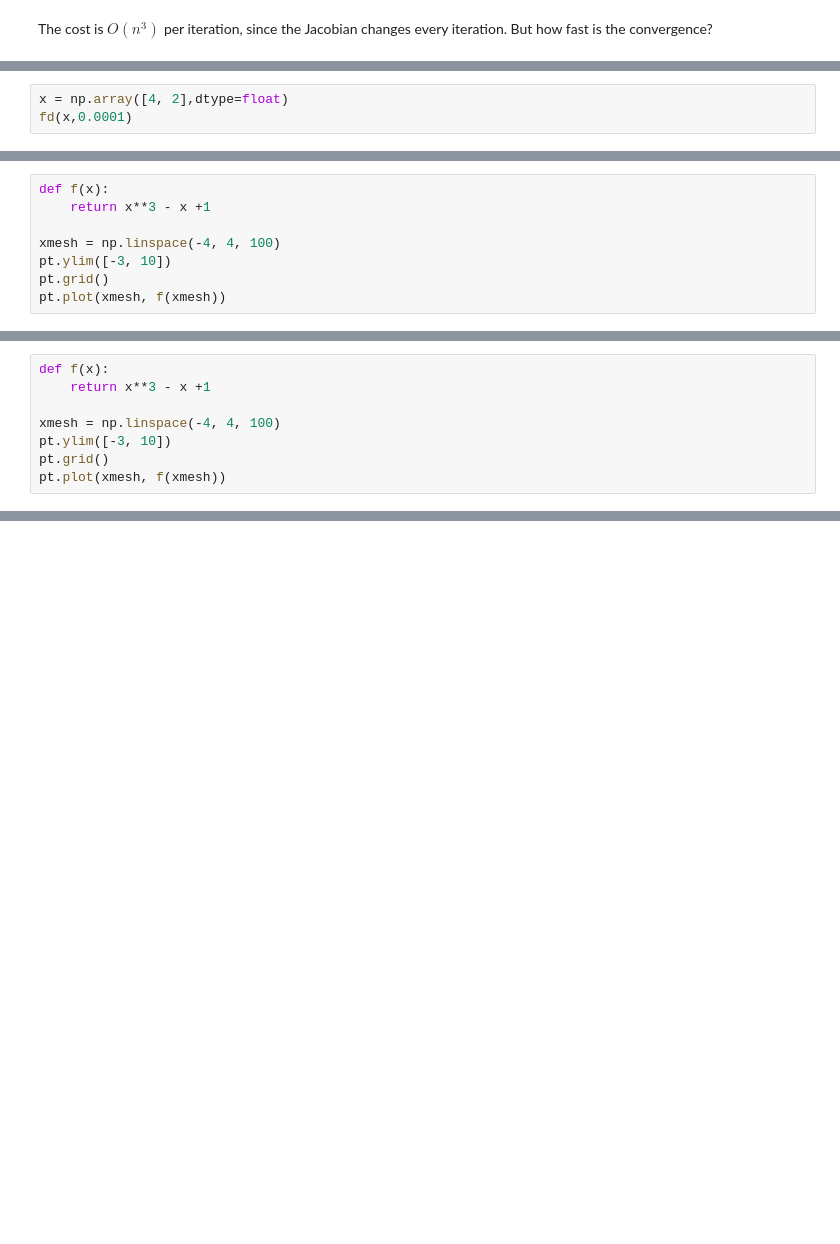
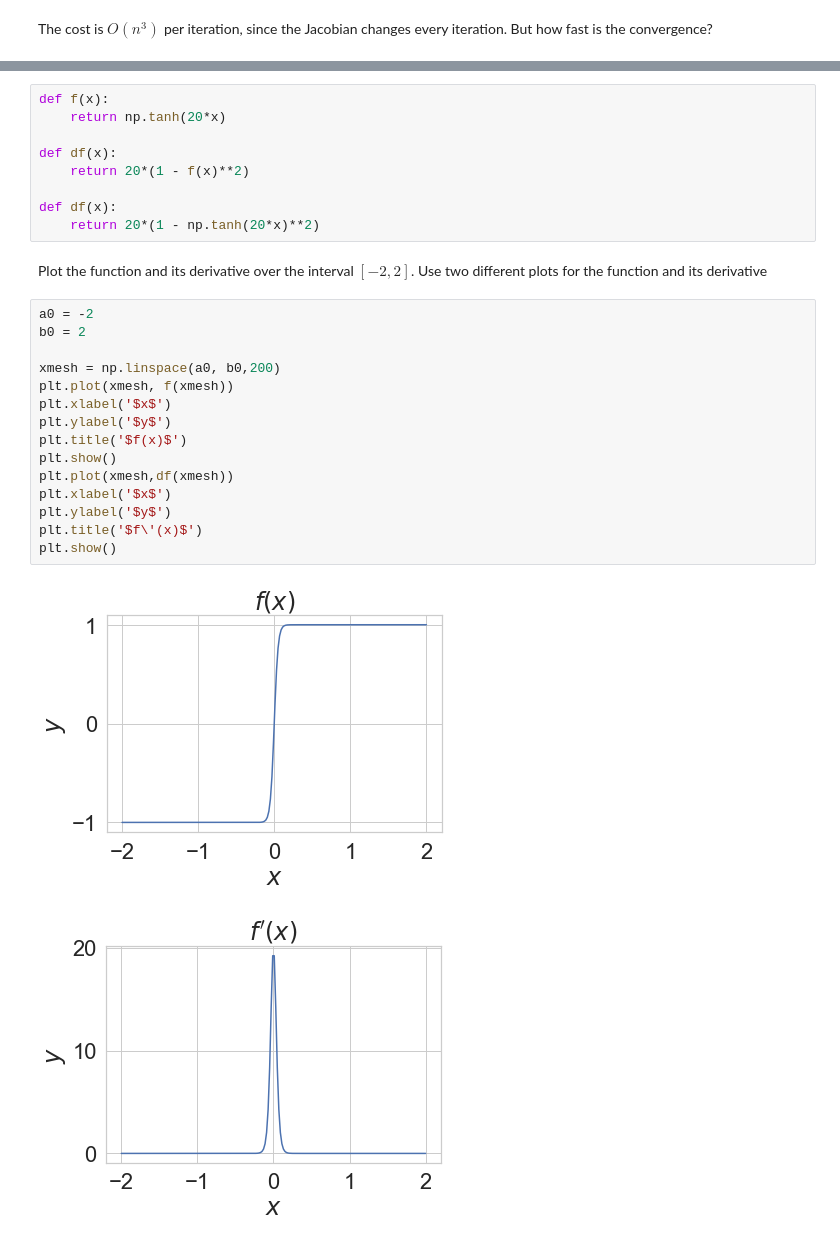
Before and after one commit to gachet/demos-cs357, a Jupyter notebook: 14-nonlinear.ipynb, the cells around one changed output, grey strips where cells are left out. Saved outputs shown, nothing was run; the diff lists cells and outputs as text; blank space fills up the shorter version.

```diff
--- a/14-nonlinear.ipynb
+++ b/14-nonlinear.ipynb
@@ -395,3 +317,0 @@ def fd(xvec,dx):
-# %%
-x = np.array([4, 2],dtype=float)
-fd(x,0.0001)
@@ -414,8 +317,0 @@ Here's a function: (Look here! No derivative.)
-# %%
-def f(x):
-    return x**3 - x +1
-
-xmesh = np.linspace(-4, 4, 100)
-pt.ylim([-3, 10])
-pt.grid()
-pt.plot(xmesh, f(xmesh))
@@ -463,8 +317,0 @@ Here's a function: (Look here! No derivative.)
-# %%
-def f(x):
-    return x**3 - x +1
-
-xmesh = np.linspace(-4, 4, 100)
-pt.ylim([-3, 10])
-pt.grid()
-pt.plot(xmesh, f(xmesh))
@@ -503,0 +330,29 @@ f(xnew)
+# %%
+def f(x):
+    return np.tanh(20*x)
+
+def df(x):
+    return 20*(1 - f(x)**2)
+
+def df(x):
+    return 20*(1 - np.tanh(20*x)**2)
+# %% [markdown]
+Plot the function and its derivative over the interval $[-2,2]$.  Use two different plots for the function and its derivative
+# %%
+a0 = -2
+b0 = 2
+
+xmesh = np.linspace(a0, b0,200)
+plt.plot(xmesh, f(xmesh))
+plt.xlabel('$x$')
+plt.ylabel('$y$')
+plt.title('$f(x)$')
+plt.show()
+plt.plot(xmesh,df(xmesh))
+plt.xlabel('$x$')
+plt.ylabel('$y$')
+plt.title('$f\'(x)$')
+plt.show()
+# %% [output]
+[figure, added]
+[figure, added]
```
Also changed, not shown: parts of 114 cells of this notebook.
